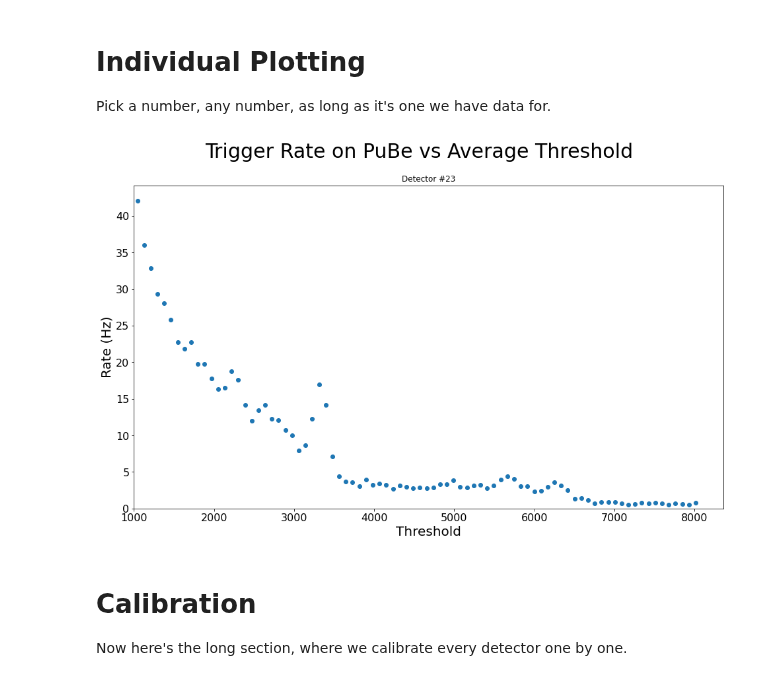
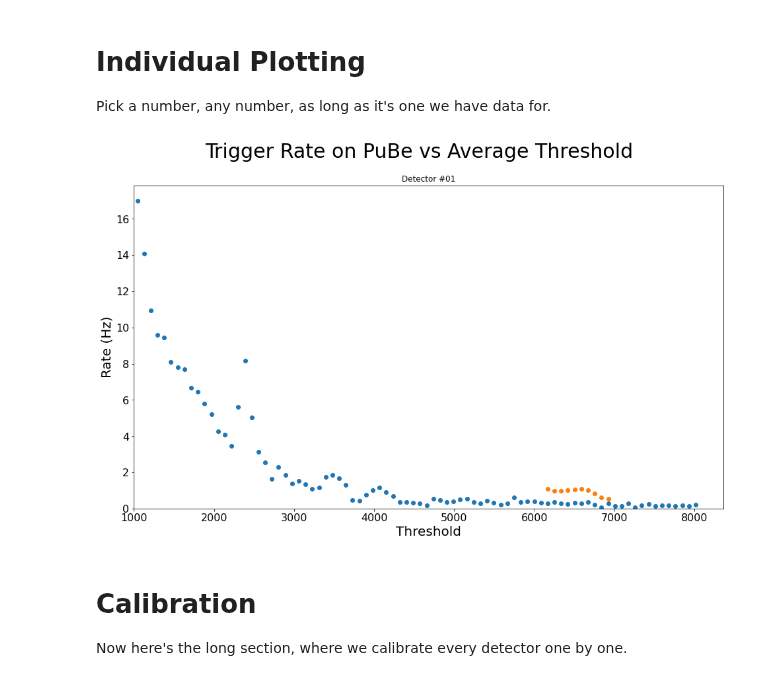
Before and after one commit to villano-lab/R76Firmware, a Jupyter notebook: plots/Comparing_Detectors.ipynb, the cells around one changed output. Drawn from its saved outputs; the diff is of its cells as text; code cells hidden in the pictures.

Commit message:
Set up to use upper-range data to assist fits

```diff
--- a/plots/Comparing_Detectors.ipynb
+++ b/plots/Comparing_Detectors.ipynb
@@ -22,11 +22,21 @@ del det01
 
 #Ranges will be stored in order.
 ranges = []
+ranges_u = []
+thresh_u = []
 for i in range(24):
     try:
         ranges.append(np.asarray(pd.read_csv(path+'det'+str(i)+'.csv').iloc[:,2]))
     except FileNotFoundError:
         ranges.append([])
+    try:
+        data = pd.read_csv(path+'det'+str(i)+'_upper.csv')
+        ranges_u.append(data.iloc[:,2])
+        thresh_u.append((data.iloc[:,0] + data.iloc[:,1])/2)
+    except FileNotFoundError:
+        ranges_u.append([])
+        thresh_u.append([])
+del data
 # %%
 plt.figure(figsize=(16,9))
 
@@ -51,25 +61,26 @@ plt.show()
 # Individual Plotting
 Pick a number, any number, as long as it's one we have data for.
 # %%
-detnum = 23
+detnum = 1
 
 plt.figure(figsize=(16,9))
 
 plt.scatter(thresh,ranges[detnum],label='det{:02d}'.format(detnum),marker='o')
+plt.scatter(thresh_u[detnum],ranges_u[detnum])
 
 plt.xlabel("Threshold",size=20)
 plt.ylabel("Rate (Hz)",size=20)
 plt.suptitle("Trigger Rate on PuBe vs Average Threshold",size=30)
 plt.title("Detector #{:02d}".format(detnum))
 plt.rc('xtick', labelsize=16) #fontsize of the x tick labels
 plt.rc('ytick', labelsize=16) #fontsize of the y tick labels
 
 plt.xlim(1000)
 plt.ylim(0)
 
 plt.show()
 # %% [output]
-[figure, old version]
+[figure, new version]
 # %% [markdown]
 # Calibration
 
```
Also changed, not shown: parts of 66 cells of this notebook, 1 other file.
